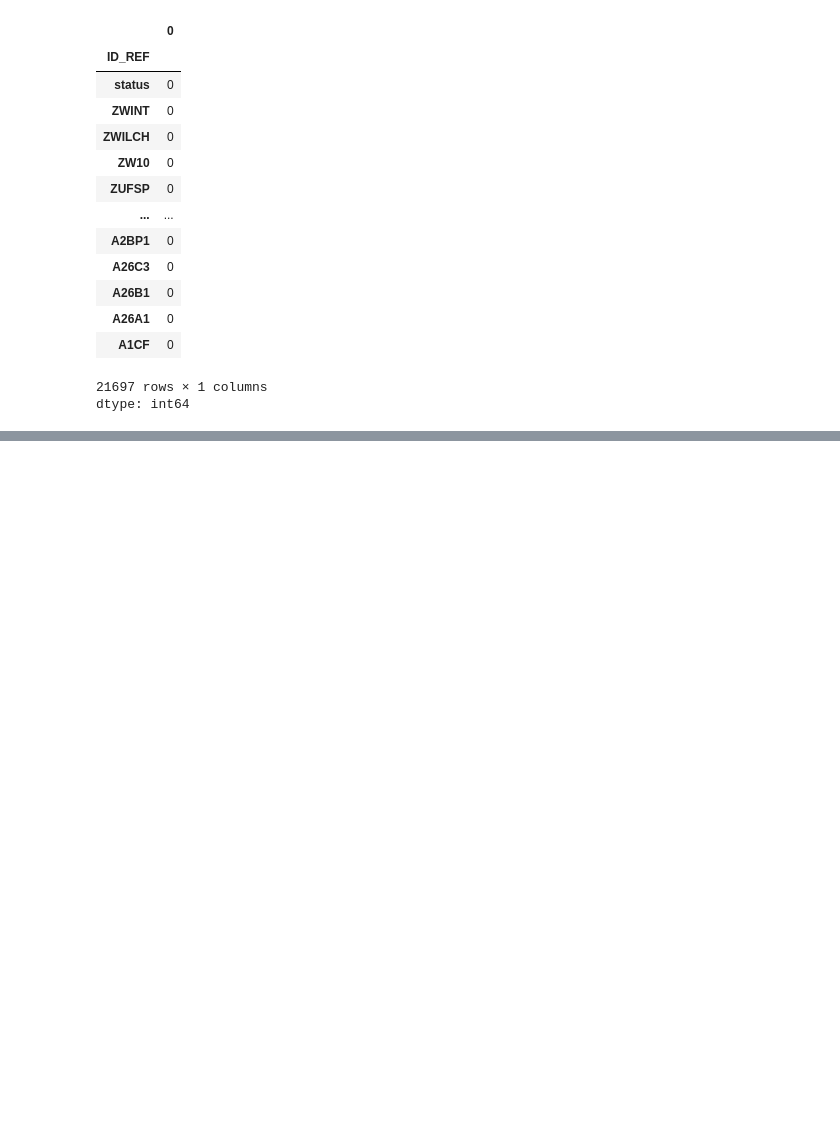
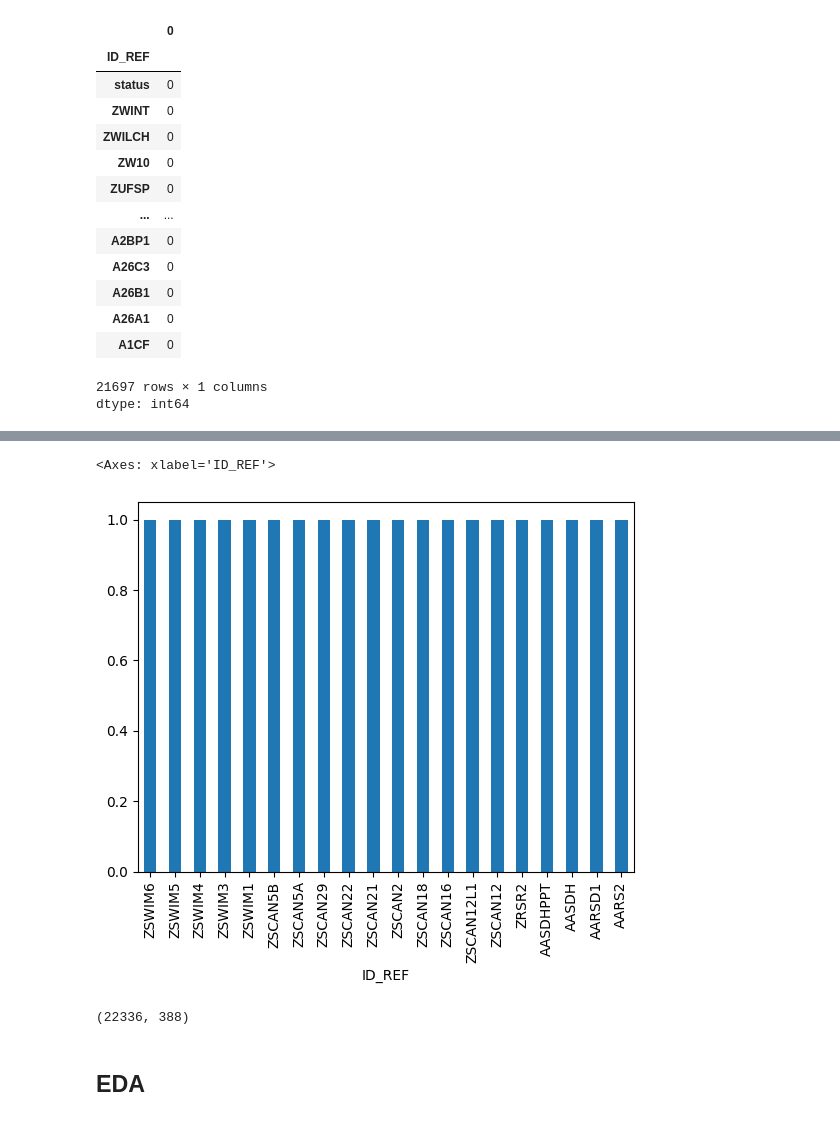
Before and after one commit to FerasAfi/genetic-alzheimer-disease-prediction-app, a Jupyter notebook: Notebooks/Data Cleaning.ipynb, the cells around one changed output, grey strips where cells are left out. Cells and saved outputs as stored; diff of their text form; code cells hidden in the pictures; blank space fills up the shorter version.

```diff
--- a/Notebooks/Data Cleaning.ipynb
+++ b/Notebooks/Data Cleaning.ipynb
@@ -452,0 +707,13 @@ plt.show()
+# %%
+final_df_61 = final_df_61.groupby(final_df_61.index).mean()
+# %%
+final_df_61.groupby(final_df_61.index).size().sort_values(ascending=False).head(20).plot(kind='bar')
+# %% [output]
+<Axes: xlabel='ID_REF'>
+[figure, added]
+# %%
+final_df_61.shape
+# %% [output]
+(22336, 388)
+# %% [markdown]
+## EDA
```
Also changed, not shown: parts of 65 cells of this notebook, 5 other files.
